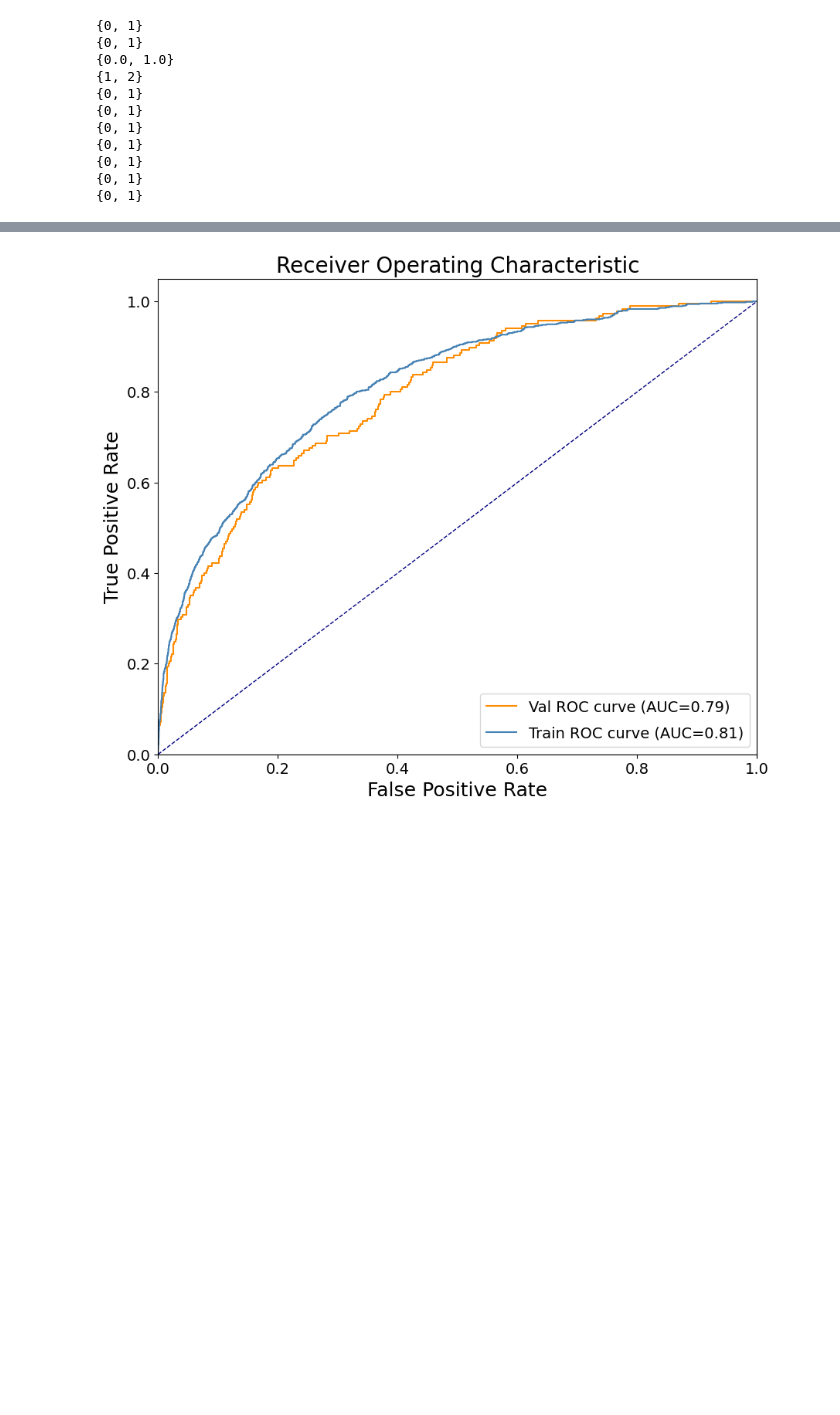
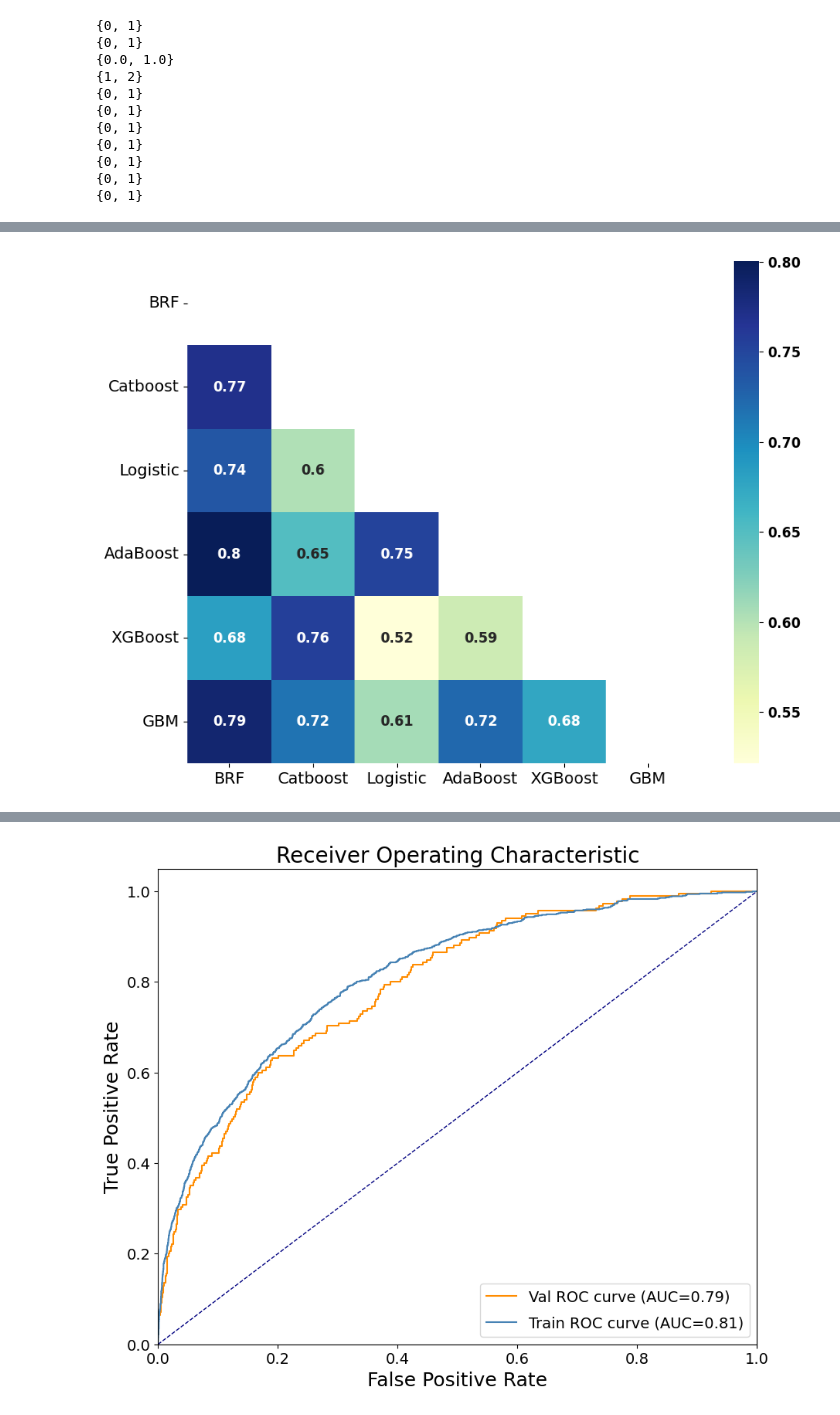
Before and after one commit to ssssszj/Tumor_prediction, a Jupyter notebook: ensemble_model.ipynb, the cells around one changed output, grey strips where cells are left out. Cells and saved outputs as stored; diff of their text form; code cells hidden in the pictures; blank space fills up the shorter version.

```diff
--- a/ensemble_model.ipynb
+++ b/ensemble_model.ipynb
@@ -348,3 +358,17 @@ for i in meta_probs:
+# %%
+import seaborn as sns
+plt.figure(figsize=(14,8))
+mask = np.zeros_like(df_P.corr(), dtype=bool)
+mask[np.triu_indices_from(mask)] = True
+cbar_kws = {'ticks':np.arange(0.0,1.1,0.2)}
+ax = sns.heatmap(df_P.apply(lambda pred:1*(pred>=0.5)-y_test).corr(), annot=True,mask=mask,xticklabels=1,yticklabels=1,cmap='YlGnBu',square=True,annot_kws={'size':12,'weight':'bold'})
+cbar = ax.collections[0].colorbar
+cbar.ax.tick_params(labelsize=12)
+plt.yticks(rotation=0,weight='light',fontsize=14)
+plt.xticks(weight='light',fontsize=14)
+plt.show()
+# %% [output]
+[figure, added]
 # %%
 
 Fprs = []
```
Also changed, not shown: parts of 15 cells of this notebook.
